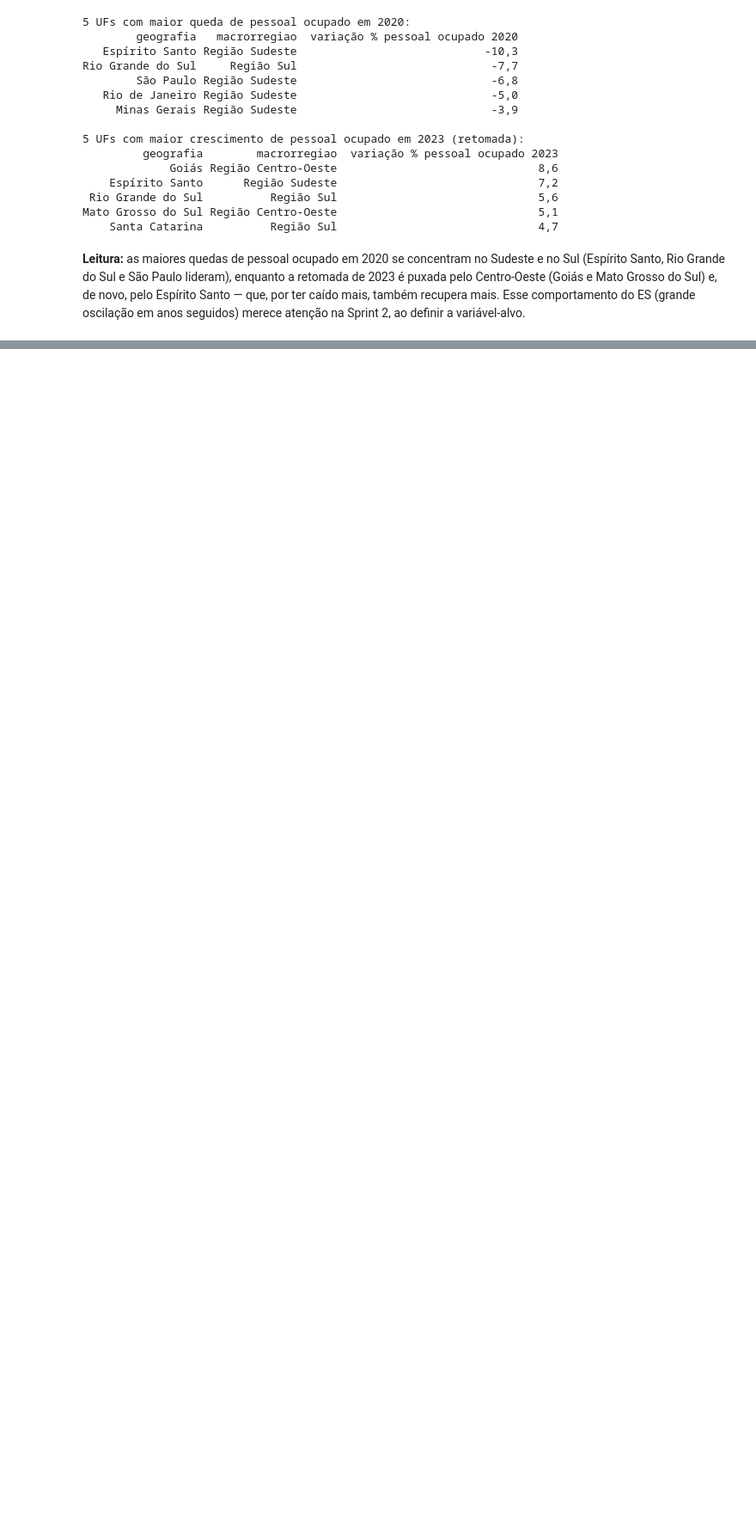
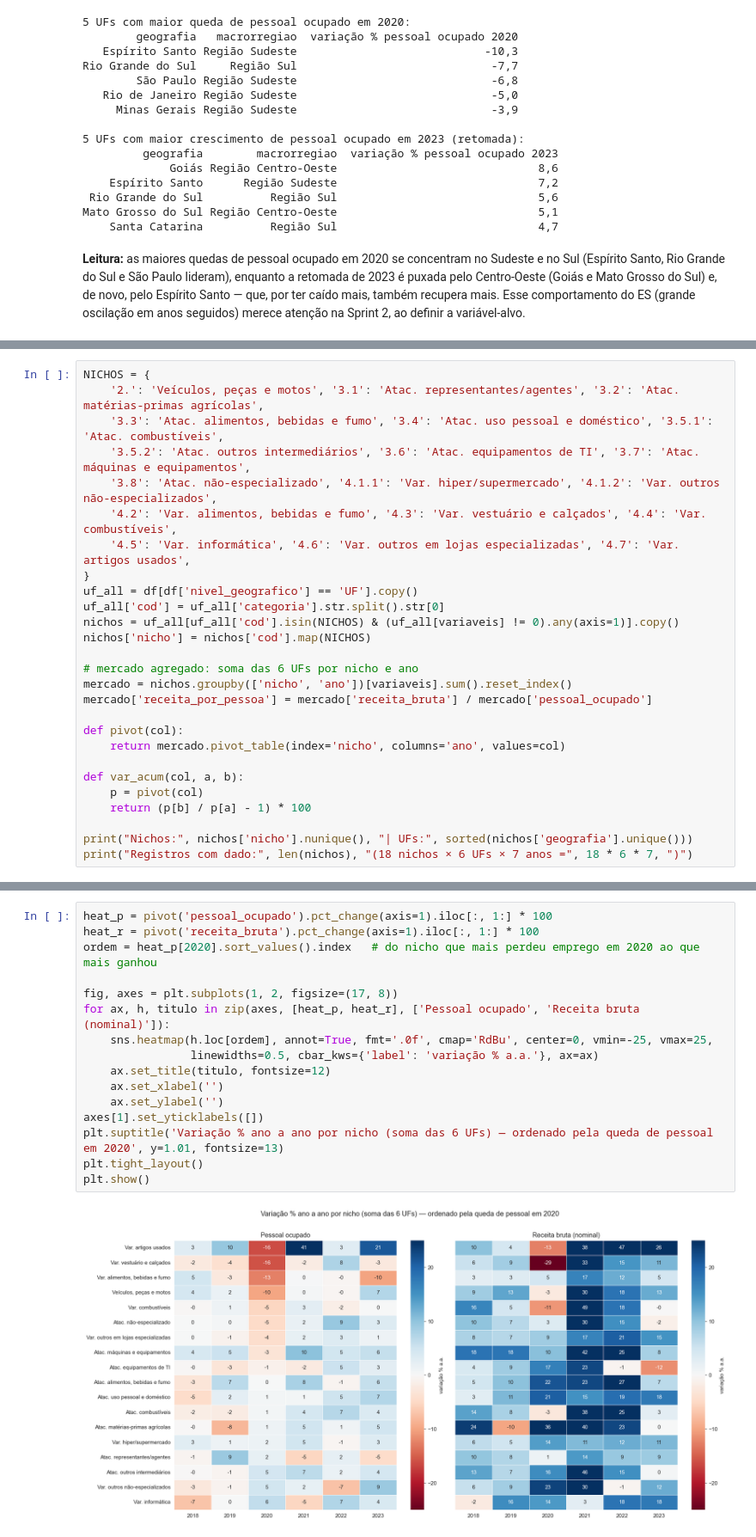
Before and after one commit to NicolasSimoes/cienciasdedados, a Jupyter notebook: cienciadados/Sprint1.ipynb, the cells around one changed output, grey strips where cells are left out. Shown at 86% size. Cells and saved outputs as stored; diff of their text form; blank space fills up the shorter version.

```diff
--- a/cienciadados/Sprint1.ipynb
+++ b/cienciadados/Sprint1.ipynb
@@ -508,0 +498,27 @@ Mato Grosso do Sul Região Centro-Oeste                              5,1
+# %%
+NICHOS = {
+    '2.': 'Veículos, peças e motos', '3.1': 'Atac. representantes/agentes', '3.2': 'Atac. matérias-primas agrícolas',
+    '3.3': 'Atac. alimentos, bebidas e fumo', '3.4': 'Atac. uso pessoal e doméstico', '3.5.1': 'Atac. combustíveis',
+    '3.5.2': 'Atac. outros intermediários', '3.6': 'Atac. equipamentos de TI', '3.7': 'Atac. máquinas e equipamentos',
+    '3.8': 'Atac. não-especializado', '4.1.1': 'Var. hiper/supermercado', '4.1.2': 'Var. outros não-especializados',
+    '4.2': 'Var. alimentos, bebidas e fumo', '4.3': 'Var. vestuário e calçados', '4.4': 'Var. combustíveis',
+    '4.5': 'Var. informática', '4.6': 'Var. outros em lojas especializadas', '4.7': 'Var. artigos usados',
+}
+uf_all = df[df['nivel_geografico'] == 'UF'].copy()
+uf_all['cod'] = uf_all['categoria'].str.split().str[0]
+nichos = uf_all[uf_all['cod'].isin(NICHOS) & (uf_all[variaveis] != 0).any(axis=1)].copy()
+nichos['nicho'] = nichos['cod'].map(NICHOS)
+
+# mercado agregado: soma das 6 UFs por nicho e ano
+mercado = nichos.groupby(['nicho', 'ano'])[variaveis].sum().reset_index()
+mercado['receita_por_pessoa'] = mercado['receita_bruta'] / mercado['pessoal_ocupado']
+
+def pivot(col):
+    return mercado.pivot_table(index='nicho', columns='ano', values=col)
+
+def var_acum(col, a, b):
+    p = pivot(col)
+    return (p[b] / p[a] - 1) * 100
+
+print("Nichos:", nichos['nicho'].nunique(), "| UFs:", sorted(nichos['geografia'].unique()))
+print("Registros com dado:", len(nichos), "(18 nichos × 6 UFs × 7 anos =", 18 * 6 * 7, ")")
@@ -508,0 +530,18 @@ Mato Grosso do Sul Região Centro-Oeste                              5,1
+# %%
+heat_p = pivot('pessoal_ocupado').pct_change(axis=1).iloc[:, 1:] * 100
+heat_r = pivot('receita_bruta').pct_change(axis=1).iloc[:, 1:] * 100
+ordem = heat_p[2020].sort_values().index   # do nicho que mais perdeu emprego em 2020 ao que mais ganhou
+
+fig, axes = plt.subplots(1, 2, figsize=(17, 8))
+for ax, h, titulo in zip(axes, [heat_p, heat_r], ['Pessoal ocupado', 'Receita bruta (nominal)']):
+    sns.heatmap(h.loc[ordem], annot=True, fmt='.0f', cmap='RdBu', center=0, vmin=-25, vmax=25,
+                linewidths=0.5, cbar_kws={'label': 'variação % a.a.'}, ax=ax)
+    ax.set_title(titulo, fontsize=12)
+    ax.set_xlabel('')
+    ax.set_ylabel('')
+axes[1].set_yticklabels([])
+plt.suptitle('Variação % ano a ano por nicho (soma das 6 UFs) — ordenado pela queda de pessoal em 2020', y=1.01, fontsize=13)
+plt.tight_layout()
+plt.show()
+# %% [output]
+[figure, added]
```
Also changed, not shown: parts of 18 cells of this notebook, 1 other file.
